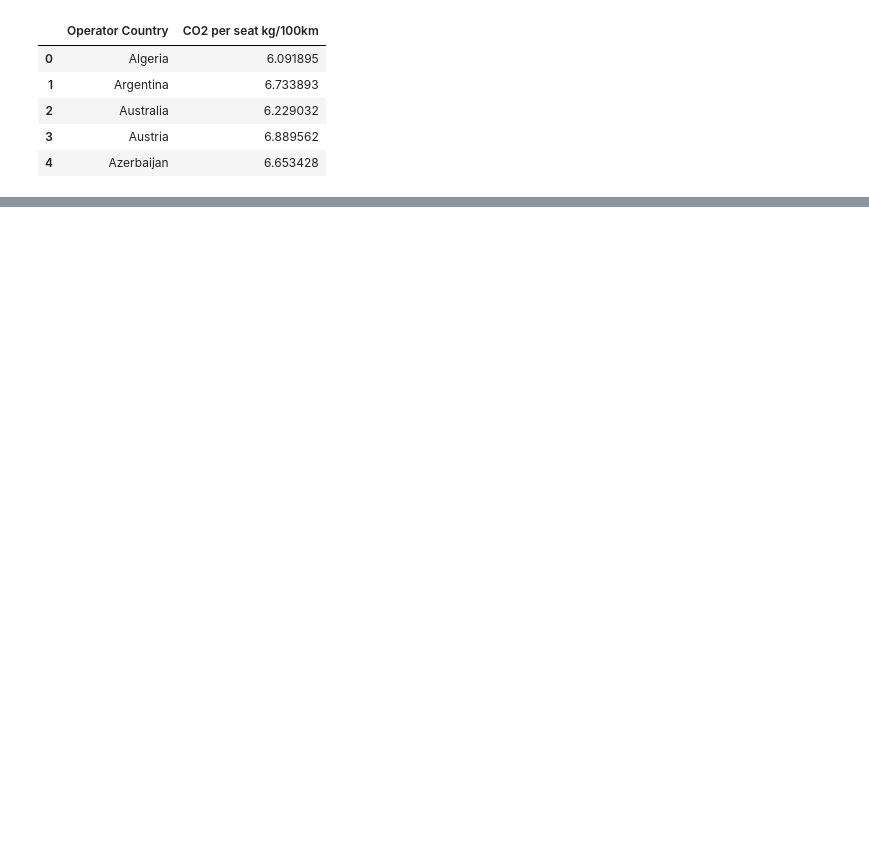
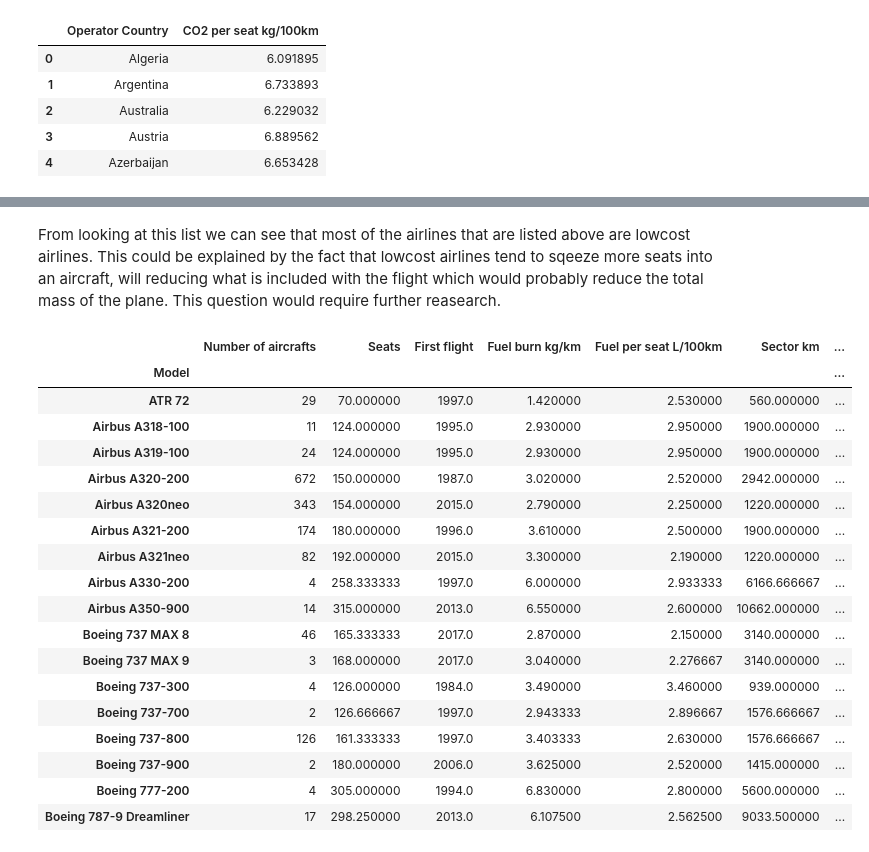
Before and after one commit to Jmion/aviation-co2-impact, a Jupyter notebook: planespotter.ipynb, the cells around one changed output, grey strips where cells are left out. Saved outputs shown, nothing was run; the diff lists cells and outputs as text; code cells hidden in the pictures; blank space fills up the shorter version.

Commit message:
Added analysis of airline efficiency

```diff
--- a/planespotter.ipynb
+++ b/planespotter.ipynb
@@ -348,0 +516,2 @@ fig.show()
+# %%
+small_polluters = plot_airlines[plot_airlines["CO2 per seat kg/100km"] < 5.55]
@@ -348,0 +538,29 @@ fig.show()
+# %% [markdown]
+From looking at this list we can see that most of the airlines that are listed above are lowcost airlines. This could be explained by the fact that lowcost airlines tend to sqeeze more seats into an aircraft, will reducing what is included with the flight which would probably reduce the total mass of the plane. This question would require further reasearch.
+# %%
+aircrafts_used_by_small_polluters = aircrafts_airlines.reset_index().set_index("Operator")\
+.loc[small_polluters.Operator.values].groupby("Model").\
+count()[["Seats"]].rename(columns={"Seats": "Number of aircrafts"})\
+.join(all_aircrafts_corrected, how ="inner")
+# %%
+aircrafts_used_by_small_polluters
+# %% [output]
+|  | Number of aircrafts | Seats | First flight | Fuel burn kg/km | Fuel per seat L/100km | Sector km | ... |
+| Model |  |  |  |  |  |  | ... |
+| ATR 72 | 29 | 70.000000 | 1997.0 | 1.420000 | 2.530000 | 560.000000 | ... |
+| Airbus A318-100 | 11 | 124.000000 | 1995.0 | 2.930000 | 2.950000 | 1900.000000 | ... |
+| Airbus A319-100 | 24 | 124.000000 | 1995.0 | 2.930000 | 2.950000 | 1900.000000 | ... |
+| Airbus A320-200 | 672 | 150.000000 | 1987.0 | 3.020000 | 2.520000 | 2942.000000 | ... |
+| Airbus A320neo | 343 | 154.000000 | 2015.0 | 2.790000 | 2.250000 | 1220.000000 | ... |
+| Airbus A321-200 | 174 | 180.000000 | 1996.0 | 3.610000 | 2.500000 | 1900.000000 | ... |
+| Airbus A321neo | 82 | 192.000000 | 2015.0 | 3.300000 | 2.190000 | 1220.000000 | ... |
+| Airbus A330-200 | 4 | 258.333333 | 1997.0 | 6.000000 | 2.933333 | 6166.666667 | ... |
+| Airbus A350-900 | 14 | 315.000000 | 2013.0 | 6.550000 | 2.600000 | 10662.000000 | ... |
+| Boeing 737 MAX 8 | 46 | 165.333333 | 2017.0 | 2.870000 | 2.150000 | 3140.000000 | ... |
+| Boeing 737 MAX 9 | 3 | 168.000000 | 2017.0 | 3.040000 | 2.276667 | 3140.000000 | ... |
+| Boeing 737-300 | 4 | 126.000000 | 1984.0 | 3.490000 | 3.460000 | 939.000000 | ... |
+| Boeing 737-700 | 2 | 126.666667 | 1997.0 | 2.943333 | 2.896667 | 1576.666667 | ... |
+| Boeing 737-800 | 126 | 161.333333 | 1997.0 | 3.403333 | 2.630000 | 1576.666667 | ... |
+| Boeing 737-900 | 2 | 180.000000 | 2006.0 | 3.625000 | 2.520000 | 1415.000000 | ... |
+| Boeing 777-200 | 4 | 305.000000 | 1994.0 | 6.830000 | 2.800000 | 5600.000000 | ... |
+| Boeing 787-9 Dreamliner | 17 | 298.250000 | 2013.0 | 6.107500 | 2.562500 | 9033.500000 | ... |
```
Also changed, not shown: parts of 56 cells of this notebook, 2 other files.
